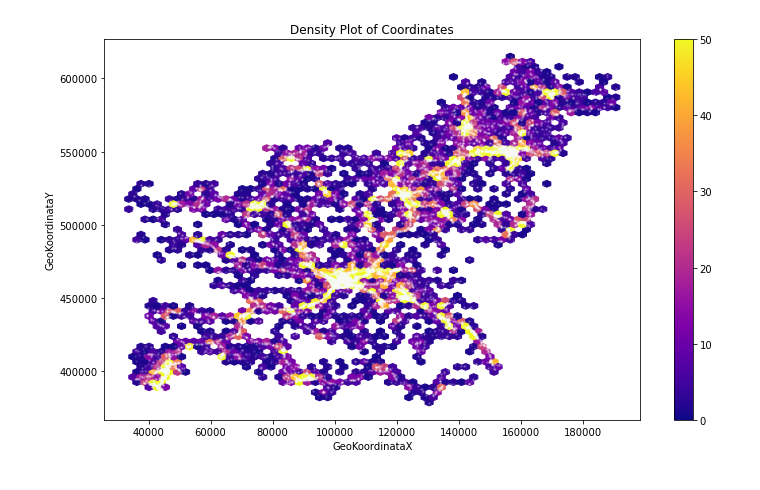
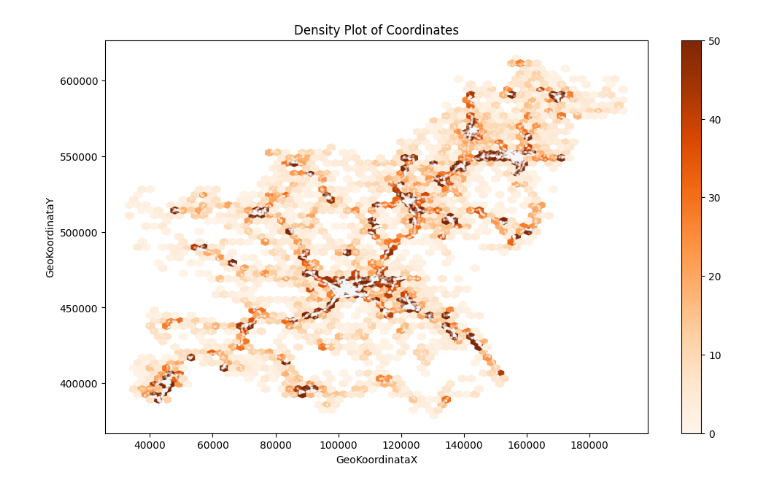
Before and after one commit to TilenS2002/PR22NPJINBMCTS, a Jupyter notebook: Heatmap.ipynb, the cells around one changed output. Cells and saved outputs as stored; diff of their text form; code cells hidden in the pictures.

```diff
--- a/Heatmap.ipynb
+++ b/Heatmap.ipynb
@@ -15,27 +15,27 @@ splosno = pd.read_csv('./baze/manjse/Splosno.csv')
 # %%
 import matplotlib.pyplot as plt
 import matplotlib.colors as mcolors
 
 img = plt.imread('Slovenija.png')
 
-colors = ['#114477', '#55aa77', '#ffee44']
+colors = ['#FF8533', '#FFB34D', '#FFCE5C']
 cmap = mcolors.LinearSegmentedColormap.from_list('my_colormap', colors, N=256)
 
 fig, ax = plt.subplots(figsize=(12, 7))
 # add scatter plot to display on top of the image
 ax.scatter(x=koordinate['GeoKoordinataX'], y=koordinate['GeoKoordinataY'], s=2, alpha=0.1, color='white', zorder=3)
 # add hexbin plot
-hb = ax.hexbin(x=koordinate['GeoKoordinataX'], y=koordinate['GeoKoordinataY'], gridsize=60, cmap='plasma', mincnt=1, vmin=0, vmax=50)
+hb = ax.hexbin(x=koordinate['GeoKoordinataX'], y=koordinate['GeoKoordinataY'], gridsize=60, cmap='Oranges', mincnt=1, vmin=0, vmax=50)
 #ax.imshow(img, aspect='auto', alpha=0.5, zorder=0)
 
 ax.set_title('Density Plot of Coordinates')
 ax.set_xlabel('GeoKoordinataX')
 ax.set_ylabel('GeoKoordinataY')
 plt.colorbar(hb)
 
 plt.show()
 # %% [output]
-[figure, old version]
+[figure, new version]
 # %%
 import matplotlib.pyplot as plt
 
```
Also changed, not shown: parts of 3 cells of this notebook.
